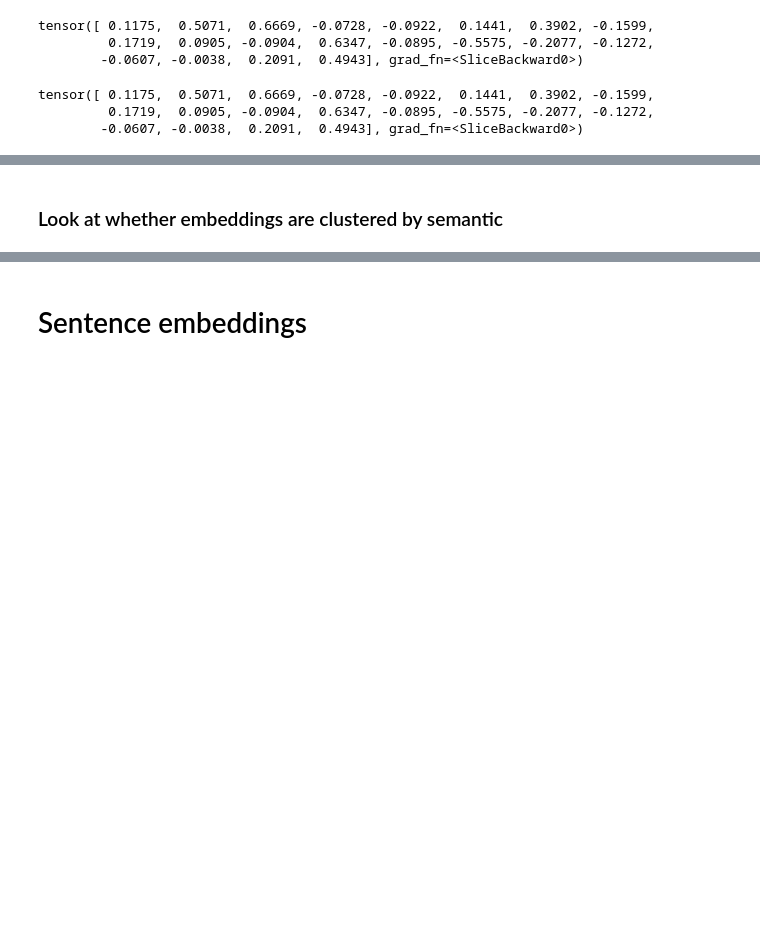
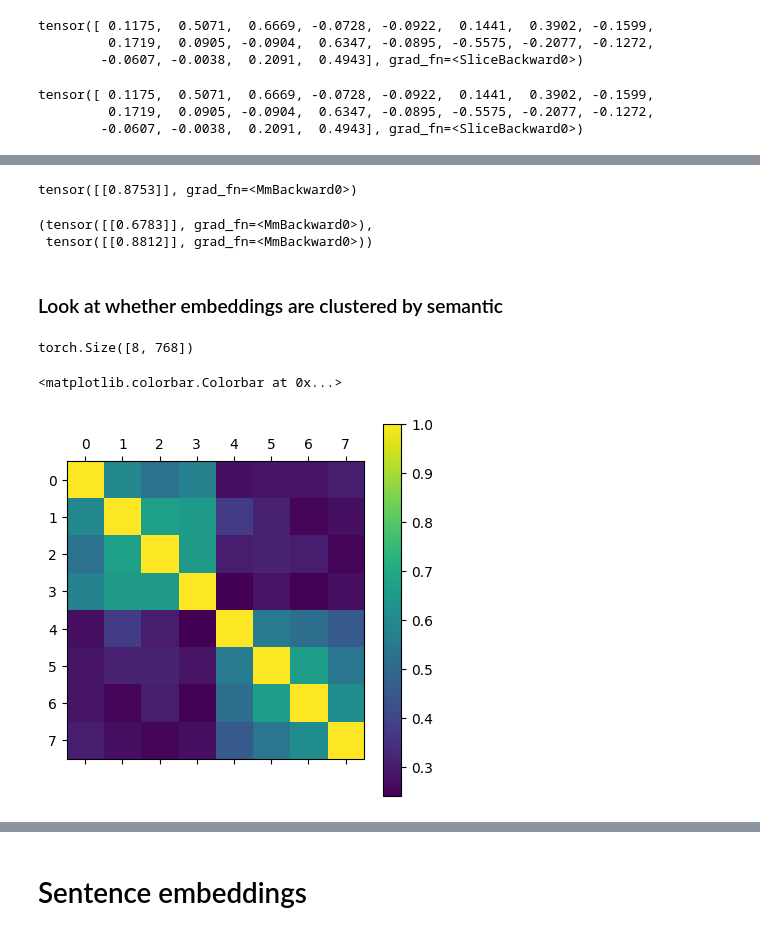
Before and after one commit to bcrestel/semantic_search, a Jupyter notebook: experiments/embeddings.ipynb, the cells around one changed output, grey strips where cells are left out. Drawn from its saved outputs; the diff is of its cells as text; code cells hidden in the pictures; blank space fills up the shorter version.

```diff
--- a/experiments/embeddings.ipynb
+++ b/experiments/embeddings.ipynb
@@ -190,2 +293,39 @@ pos_emb.norm(dim=2), word_embedding.norm(dim=2), word_embedding_layernorm.norm(d
+# %%
+# Compare 'stocks' in last 2 sentences
+cos_sim(
+    output.last_hidden_state[1, 4, :],
+    output.last_hidden_state[2, 4, :]
+)
+# %% [output]
+tensor([[0.8753]], grad_fn=<MmBackward0>)
+# %%
+# Compare 'like' fruit vs stock, stock vs stock
+cos_sim(
+    output.last_hidden_state[0, 2, :],
+    output.last_hidden_state[1, 2, :]
+), cos_sim(
+    output.last_hidden_state[1, 2, :],
+    output.last_hidden_state[2, 2, :]
+)
+# you don't "like" a fruit the same way you like a stock
+# %% [output]
+(tensor([[0.6783]], grad_fn=<MmBackward0>),
+ tensor([[0.8812]], grad_fn=<MmBackward0>))
 # %% [markdown]
 ### Look at whether embeddings are clustered by semantic
+# %%
+words = ["orange", "banana", "mango", "strawberry", "bank", "loan", "debt", "credit"]
+word_tokenized = tokenizer(words, padding=True, truncation=True, max_length=128, return_tensors='pt')
+output = model(word_tokenized["input_ids"])
+embeddings = output.last_hidden_state[:, 1, :]
+embeddings.shape
+# %% [output]
+torch.Size([8, 768])
+# %%
+embeddings_normalized = embeddings / torch.linalg.vector_norm(embeddings, ord=2, dim=-1).reshape((-1, 1))
+# %%
+fig = plt.matshow(embeddings_normalized.matmul(embeddings_normalized.T).detach().numpy())
+plt.colorbar()
+# %% [output]
+<matplotlib.colorbar.Colorbar at 0x...>
+[figure, added]
```
Also changed, not shown: parts of 23 cells of this notebook.
